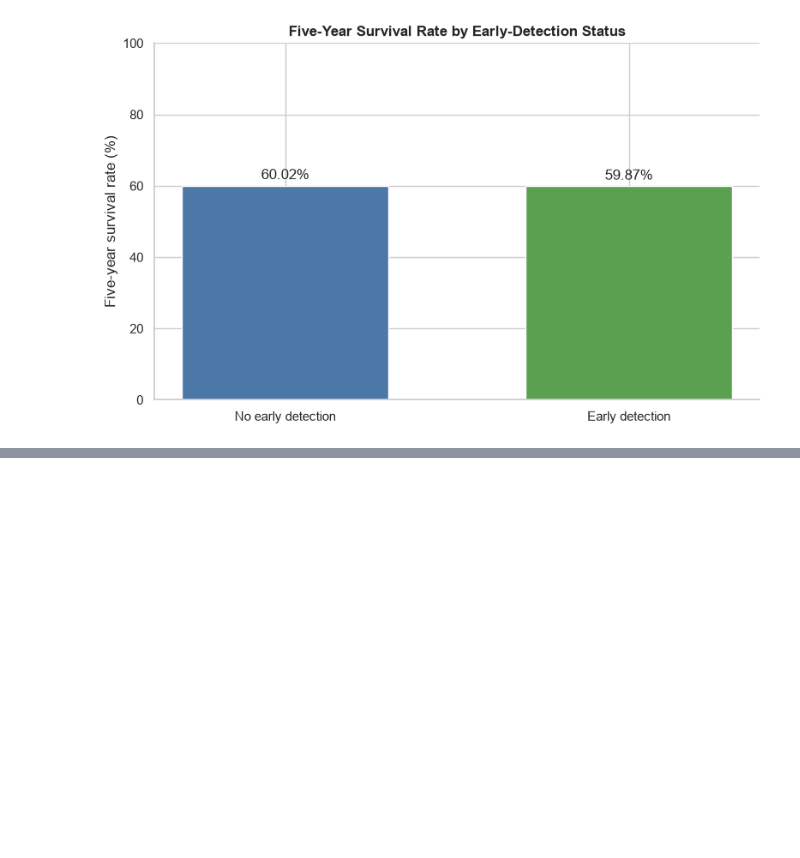
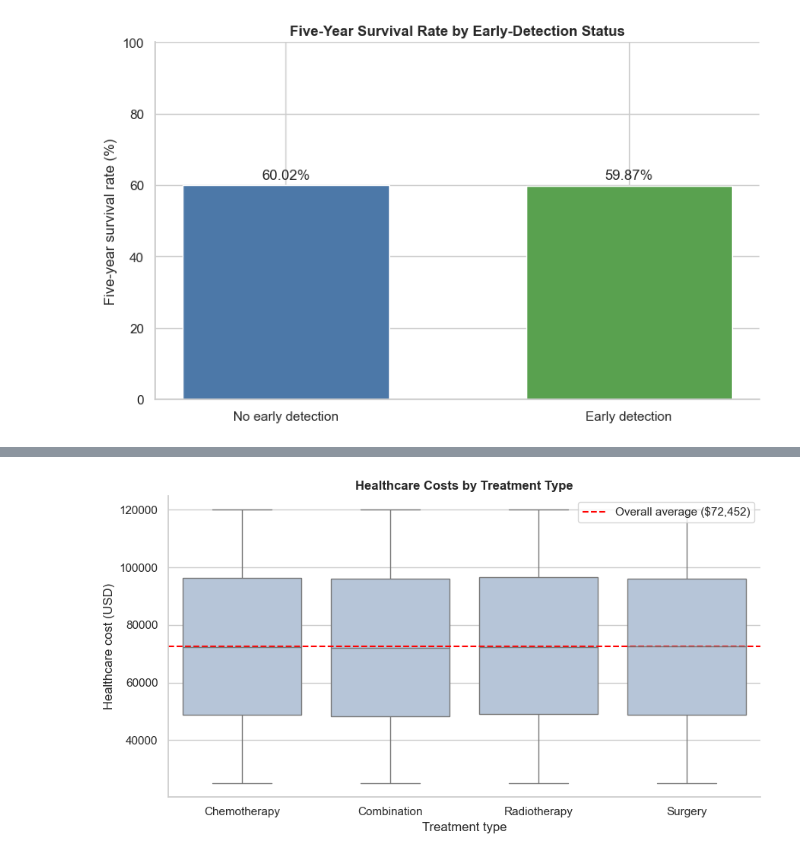
Before and after one commit to arunkulkarni95/602-project, a Jupyter notebook: Checkpoint_2_Preprocessing_EDA_SummaryStatistics.ipynb, the cells around one changed output, grey strips where cells are left out. Cells and saved outputs as stored; diff of their text form; code cells hidden in the pictures; blank space fills up the shorter version.

```diff
--- a/Checkpoint_2_Preprocessing_EDA_SummaryStatistics.ipynb
+++ b/Checkpoint_2_Preprocessing_EDA_SummaryStatistics.ipynb
@@ -319,0 +300,17 @@ Five-year survival was 60.02% without early detection and 59.87% with early dete
+# %%
+costs = df["Healthcare_Costs"]
+groups = [costs[df["Treatment_Type"] == name] for name in df["Treatment_Type"].cat.categories]
+
+f_stat, anova_p = stats.f_oneway(*groups)
+levene_p = stats.levene(*groups).pvalue
+
+# Eta-squared is the share of all cost differences that treatment type explains.
+group_means = costs.groupby(df["Treatment_Type"], observed=True).transform("mean")
+eta_squared = ((group_means - costs.mean()) ** 2).sum() / ((costs - costs.mean()) ** 2).sum()
+
+display(costs.groupby(df["Treatment_Type"], observed=True).agg(["count", "mean", "std"]).round(2))
+print(f"Levene p-value (similar spread): {levene_p:.4f}")
+print(f"F statistic: {f_stat:.3f}")
+print(f"ANOVA p-value: {anova_p:.4f}")
+print(f"Eta-squared: {eta_squared:.6f}")
+print("Reject the null hypothesis." if anova_p < 0.05 else "Fail to reject the null hypothesis.")
@@ -319,0 +329,13 @@ Five-year survival was 60.02% without early detection and 59.87% with early dete
+# %%
+fig, ax = plt.subplots(figsize=(9, 5))
+sns.boxplot(data=df, x="Treatment_Type", y="Healthcare_Costs", color="lightsteelblue", ax=ax)
+ax.axhline(costs.mean(), color="red", linestyle="--", label=f"Overall average (${costs.mean():,.0f})")
+ax.set_title("Healthcare Costs by Treatment Type", weight="bold")
+ax.set_xlabel("Treatment type")
+ax.set_ylabel("Healthcare cost (USD)")
+ax.legend()
+sns.despine()
+plt.tight_layout()
+plt.show()
+# %% [output]
+[figure, added]
```
Also changed, not shown: parts of 19 cells of this notebook.
